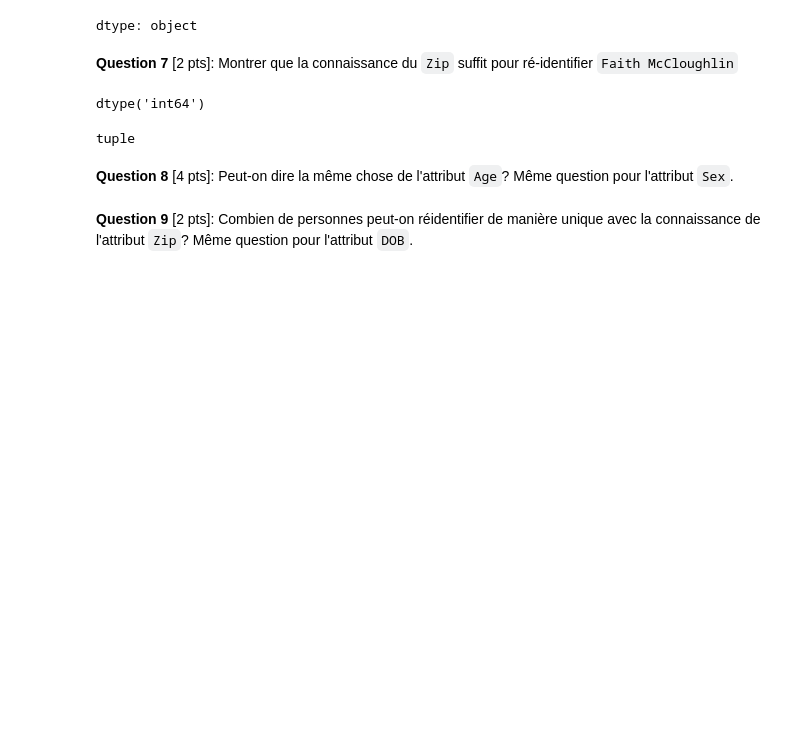
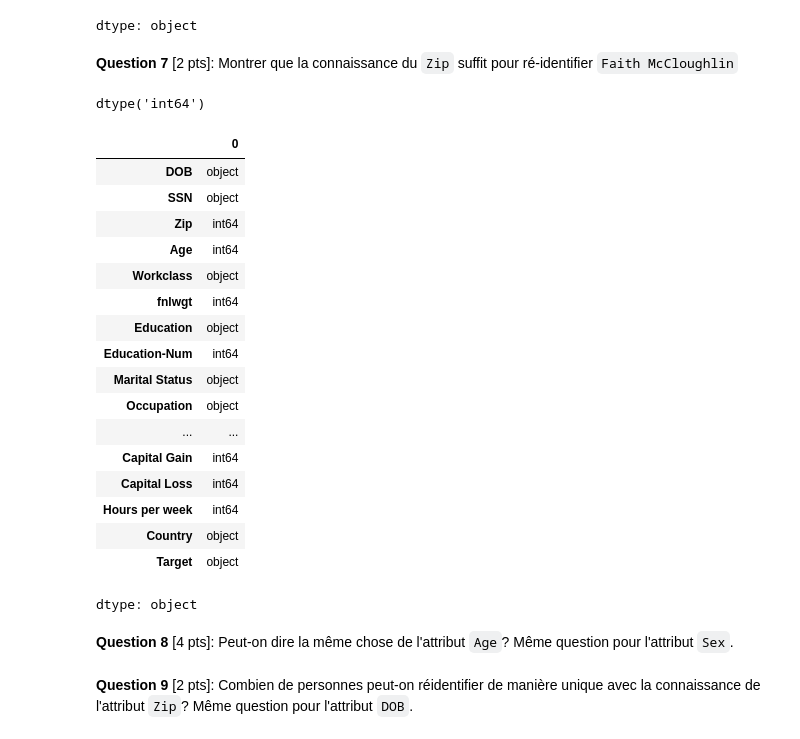
Before and after one commit to Sohdjeukeu/Labo_GTI_720, a Jupyter notebook: labo_1_01_G_Merlin.ipynb, the cells around one changed output. Drawn from its saved outputs; the diff is of its cells as text; code cells hidden in the pictures; blank space fills up the shorter version.

```diff
--- a/labo_1_01_G_Merlin.ipynb
+++ b/labo_1_01_G_Merlin.ipynb
@@ -236,21 +236,41 @@ dtype('int64')
 # %%
 # filtrons le jeu de données depersonnaliser uniquement sur le zip de Faith McCloughlin pour voir si nous le retrouvons
 
 # chargeons le jeu de données depersonnaliser
 JeuDonneeesDepersonnaliser = depersonaliser_adult()
 
 
   # définissons les critères de recherche, il sera basé uniquemnt sur le zip de Faith McCloughlin
 
 critere_reherche = {
         'Zip':41277
     }
 # Filtrer les enregistrements uniquement sur quasi-identifiants  Zip de Faith McCloughlin et verifions s'il retourne uniquement Faith McCloughlin
 
 Taille = JeuDonneeesDepersonnaliser.shape  # retourne le nombre de ligne et de colonne
 type(Taille)
+
+
+JeuDonneeesDepersonnaliser.dtypes # permet de connaitre le type de chaque colonne
 # %% [output]
+|  | 0 |
+| DOB | object |
+| SSN | object |
+| Zip | int64 |
+| Age | int64 |
+| Workclass | object |
+| fnlwgt | int64 |
+| Education | object |
+| Education-Num | int64 |
+| Marital Status | object |
+| Occupation | object |
+| ... | ... |
+| Capital Gain | int64 |
+| Capital Loss | int64 |
+| Hours per week | int64 |
+| Country | object |
+| Target | object |
-tuple
+dtype: object
 # %% [markdown]
 **Question 8** [4 pts]:  Peut-on dire la même chose de l'attribut `Age`? Même question pour l'attribut `Sex`.
 # %% [markdown]
```
